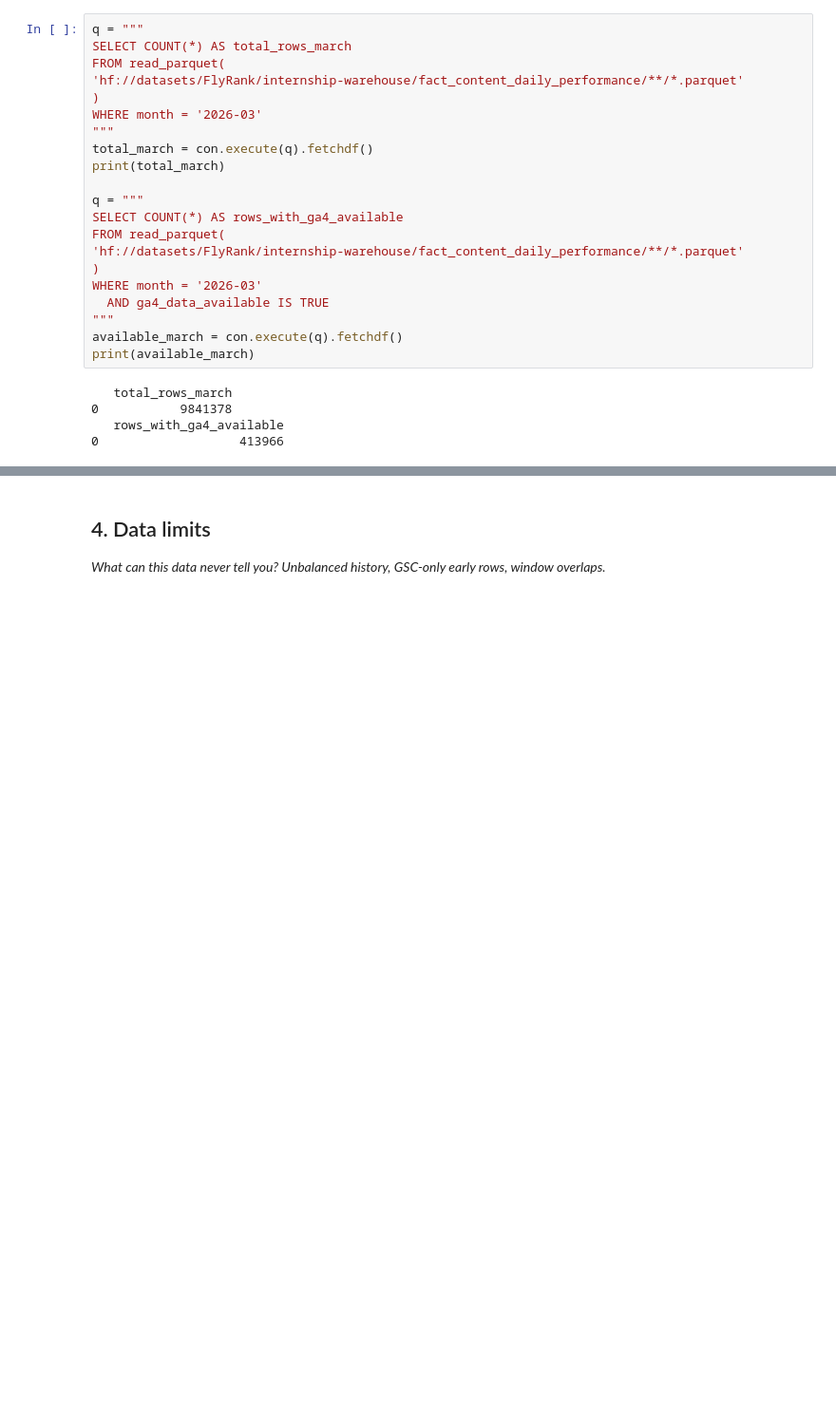
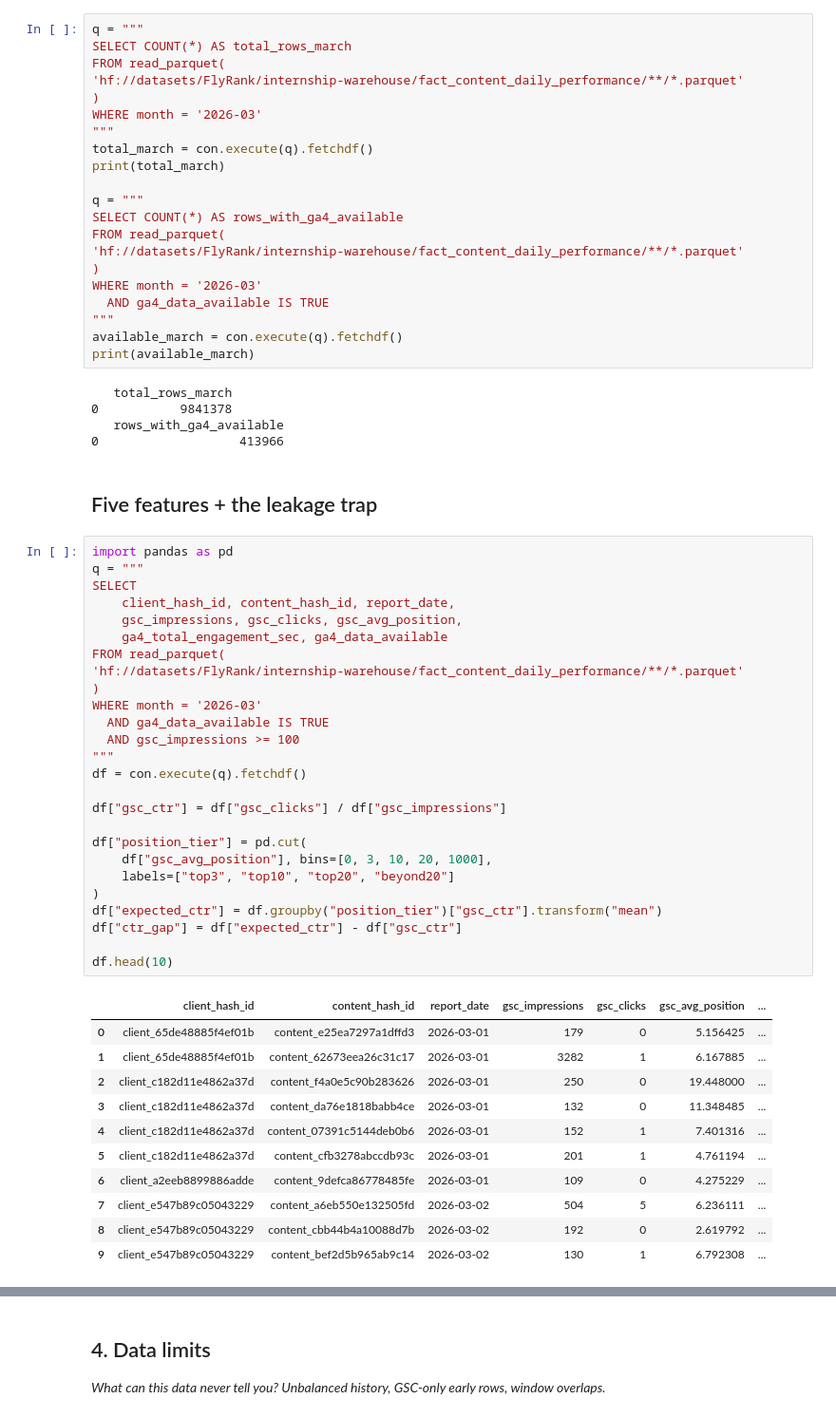
Before and after one commit to singhmahip688-hue/flyrank-ml-internhip, a Jupyter notebook: work/notebooks/w03_data_contract.ipynb, the cells around one changed output, grey strips where cells are left out. Shown at 95% size. Cells and saved outputs as stored; diff of their text form; blank space fills up the shorter version.

```diff
--- a/work/notebooks/w03_data_contract.ipynb
+++ b/work/notebooks/w03_data_contract.ipynb
@@ -237,3 +237,43 @@ print(available_march)
 0           9841378
    rows_with_ga4_available
 0                   413966
+# %% [markdown]
+## Five features + the leakage trap
+# %%
+import pandas as pd
+q = """
+SELECT
+    client_hash_id, content_hash_id, report_date,
+    gsc_impressions, gsc_clicks, gsc_avg_position,
+    ga4_total_engagement_sec, ga4_data_available
+FROM read_parquet(
+'hf://datasets/FlyRank/internship-warehouse/fact_content_daily_performance/**/*.parquet'
+)
+WHERE month = '2026-03'
+  AND ga4_data_available IS TRUE
+  AND gsc_impressions >= 100
+"""
+df = con.execute(q).fetchdf()
+
+df["gsc_ctr"] = df["gsc_clicks"] / df["gsc_impressions"]
+
+df["position_tier"] = pd.cut(
+    df["gsc_avg_position"], bins=[0, 3, 10, 20, 1000],
+    labels=["top3", "top10", "top20", "beyond20"]
+)
+df["expected_ctr"] = df.groupby("position_tier")["gsc_ctr"].transform("mean")
+df["ctr_gap"] = df["expected_ctr"] - df["gsc_ctr"]
+
+df.head(10)
+# %% [output]
+|  | client_hash_id | content_hash_id | report_date | gsc_impressions | gsc_clicks | gsc_avg_position | ... |
+| 0 | client_65de48885f4ef01b | content_e25ea7297a1dffd3 | 2026-03-01 | 179 | 0 | 5.156425 | ... |
+| 1 | client_65de48885f4ef01b | content_62673eea26c31c17 | 2026-03-01 | 3282 | 1 | 6.167885 | ... |
+| 2 | client_c182d11e4862a37d | content_f4a0e5c90b283626 | 2026-03-01 | 250 | 0 | 19.448000 | ... |
+| 3 | client_c182d11e4862a37d | content_da76e1818babb4ce | 2026-03-01 | 132 | 0 | 11.348485 | ... |
+| 4 | client_c182d11e4862a37d | content_07391c5144deb0b6 | 2026-03-01 | 152 | 1 | 7.401316 | ... |
+| 5 | client_c182d11e4862a37d | content_cfb3278abccdb93c | 2026-03-01 | 201 | 1 | 4.761194 | ... |
+| 6 | client_a2eeb8899886adde | content_9defca86778485fe | 2026-03-01 | 109 | 0 | 4.275229 | ... |
+| 7 | client_e547b89c05043229 | content_a6eb550e132505fd | 2026-03-02 | 504 | 5 | 6.236111 | ... |
+| 8 | client_e547b89c05043229 | content_cbb44b4a10088d7b | 2026-03-02 | 192 | 0 | 2.619792 | ... |
+| 9 | client_e547b89c05043229 | content_bef2d5b965ab9c14 | 2026-03-02 | 130 | 1 | 6.792308 | ... |
```
Also changed, not shown: parts of 4 cells of this notebook.
